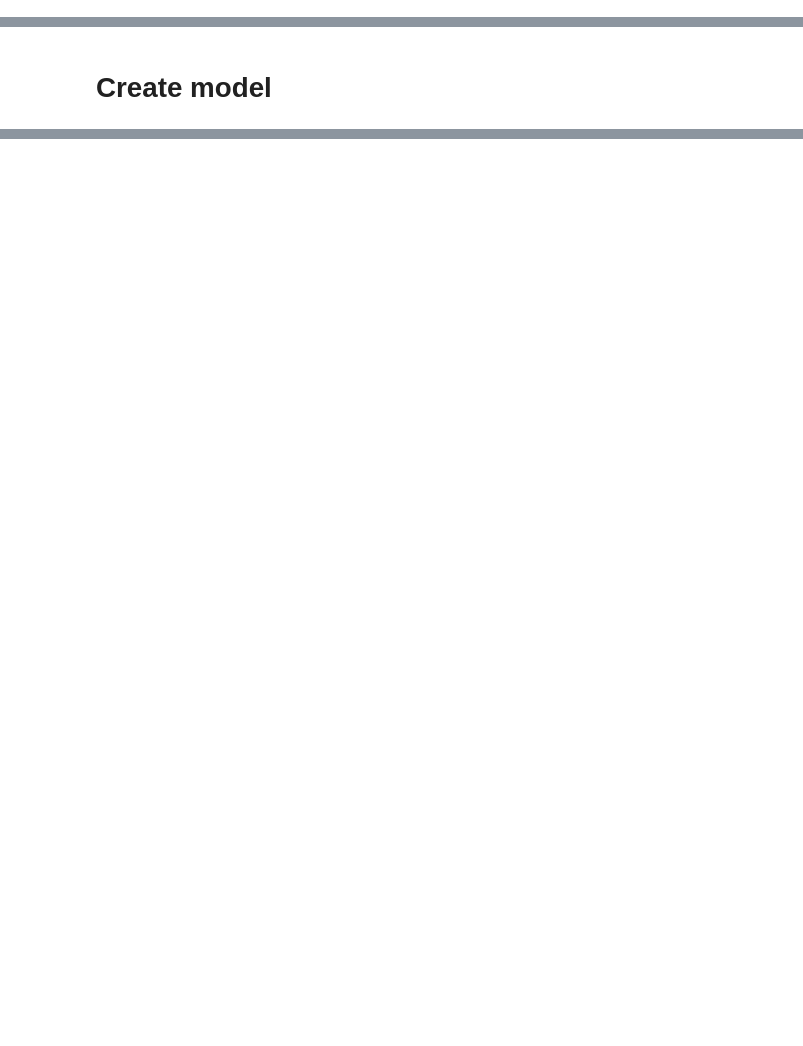
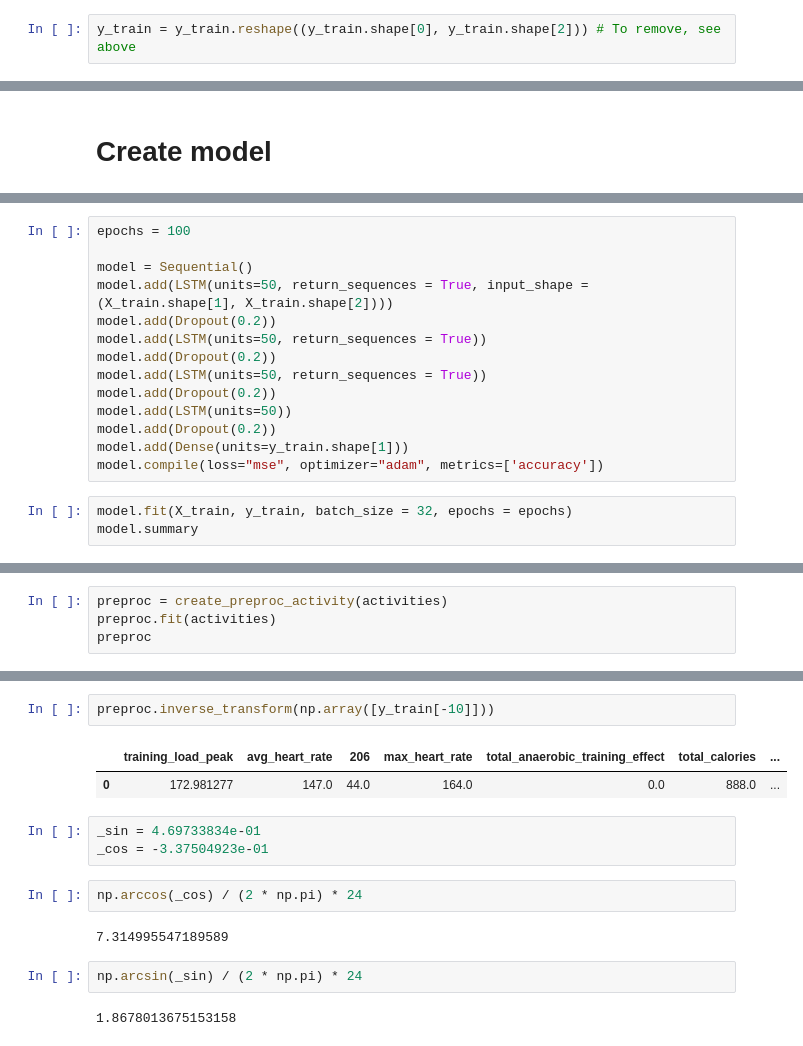
Before and after one commit to nicblanc/overcome-tomorrow, a Jupyter notebook: notebooks/create_test_model.ipynb, the cells around one changed output, grey strips where cells are left out. Drawn from its saved outputs; the diff is of its cells as text; blank space fills up the shorter version.

```diff
--- a/notebooks/create_test_model.ipynb
+++ b/notebooks/create_test_model.ipynb
@@ -82 +205,3 @@ X_preprocessed = preproc_garmin_data(X)
+# %%
+y_train = y_train.reshape((y_train.shape[0], y_train.shape[2])) # To remove, see above
 # %%
@@ -156,0 +220,17 @@ Index(['knn_transformer__deepSleepSeconds',
+# %%
+epochs = 100
+
+model = Sequential()
+model.add(LSTM(units=50, return_sequences = True, input_shape = (X_train.shape[1], X_train.shape[2])))
+model.add(Dropout(0.2))
+model.add(LSTM(units=50, return_sequences = True))
+model.add(Dropout(0.2))
+model.add(LSTM(units=50, return_sequences = True))
+model.add(Dropout(0.2))
+model.add(LSTM(units=50))
+model.add(Dropout(0.2))
+model.add(Dense(units=y_train.shape[1]))
+model.compile(loss="mse", optimizer="adam", metrics=['accuracy'])
+# %%
+model.fit(X_train, y_train, batch_size = 32, epochs = epochs)
+model.summary
@@ -163,0 +433,4 @@ def initialize_model(input_shape):
+# %%
+preproc = create_preproc_activity(activities)
+preproc.fit(activities)
+preproc
@@ -163,0 +492,16 @@ def initialize_model(input_shape):
+# %%
+preproc.inverse_transform(np.array([y_train[-10]]))
+# %% [output]
+|  | training_load_peak | avg_heart_rate | 206 | max_heart_rate | total_anaerobic_training_effect | total_calories | ... |
+| 0 | 172.981277 | 147.0 | 44.0 | 164.0 | 0.0 | 888.0 | ... |
+# %%
+_sin = 4.69733834e-01
+_cos = -3.37504923e-01
+# %%
+np.arccos(_cos) / (2 * np.pi) * 24
+# %% [output]
+7.314995547189589
+# %%
+np.arcsin(_sin) / (2 * np.pi) * 24
+# %% [output]
+1.8678013675153158
```
Also changed, not shown: parts of 50 cells of this notebook, 4 other files.
